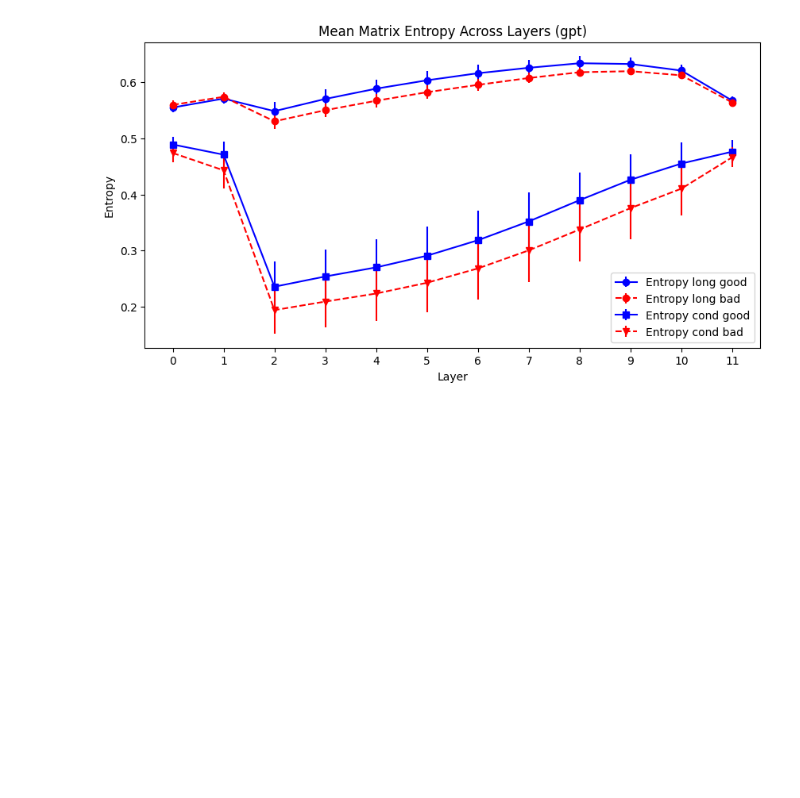
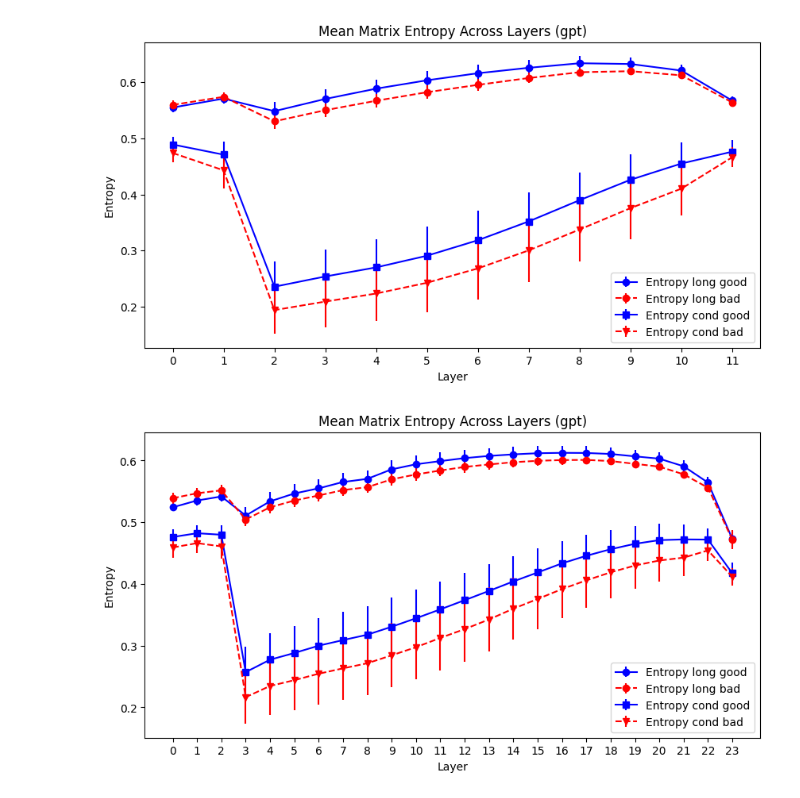
Before and after one commit to YichongLiang/Exploring-Matrix-Entropy-Across-LLM-Layers, a Jupyter notebook: main.ipynb, the cells around one changed output. Saved outputs shown, nothing was run; the diff lists cells and outputs as text; code cells hidden in the pictures; blank space fills up the shorter version.

Commit message:
upload gpt2 medium large and some json file

```diff
--- a/main.ipynb
+++ b/main.ipynb
@@ -78,3 +78,5 @@ MODEL2: HookedTransformer = HookedTransformer.from_pretrained("gpt2")
 # %% [output]
 Loaded pretrained model tiny-stories-3M into HookedTransformer
 Loaded pretrained model gpt2 into HookedTransformer
+# %%
+MODEL3: HookedTransformer = HookedTransformer.from_pretrained("gpt2-medium")
@@ -246,0 +291,6 @@ Entropy_GPT_bad_cond_mean, Entropy_GPT_bad_cond_std = entropy_cal_dataset(storie
+# %%
+Entropy_GPT_m_good_long_mean, Entropy_GPT_m_good_long_std = entropy_cal_dataset(stories_good_long,MODEL3)
+Entropy_GPT_m_bad_long_mean, Entropy_GPT_m_bad_long_std = entropy_cal_dataset(stories_bad_long,MODEL3)
+# %%
+Entropy_GPT_m_good_cond_mean, Entropy_GPT_m_good_cond_std = entropy_cal_dataset(stories_good_cond,MODEL3)
+Entropy_GPT_m_bad_cond_mean, Entropy_GPT_m_bad_cond_std = entropy_cal_dataset(stories_bad_cond,MODEL3)
@@ -294,3 +352,21 @@ plt.xticks(x_values)
 plt.show()
 # %% [output]
 [figure]
+# %%
+x_values = list(range(len(Entropy_GPT_m_good_long_mean)))
+
+plt.figure(figsize=(10, 5))
+plt.errorbar(x_values, Entropy_GPT_m_good_long_mean, yerr=Entropy_GPT_m_good_long_std, marker='o', linestyle='-', color='b', label='Entropy long good')
+plt.errorbar(x_values, Entropy_GPT_m_bad_long_mean, yerr=Entropy_GPT_m_bad_long_std, marker='o', linestyle='--', color='r', label='Entropy long bad')
+
+plt.errorbar(x_values, Entropy_GPT_m_good_cond_mean, yerr=Entropy_GPT_m_good_cond_std, marker='s', linestyle='-', color='b', label='Entropy cond good')
+plt.errorbar(x_values, Entropy_GPT_m_bad_cond_mean, yerr=Entropy_GPT_m_bad_cond_std, marker='v', linestyle='--', color='r', label='Entropy cond bad')
+plt.legend()
+plt.title('Mean Matrix Entropy Across Layers (gpt)')
+plt.xlabel('Layer')
+plt.ylabel('Entropy')
+plt.grid(False)
+plt.xticks(x_values)
+plt.show()
+# %% [output]
+[figure, added]
```
Also changed, not shown: parts of 11 cells of this notebook, 4 other files.
